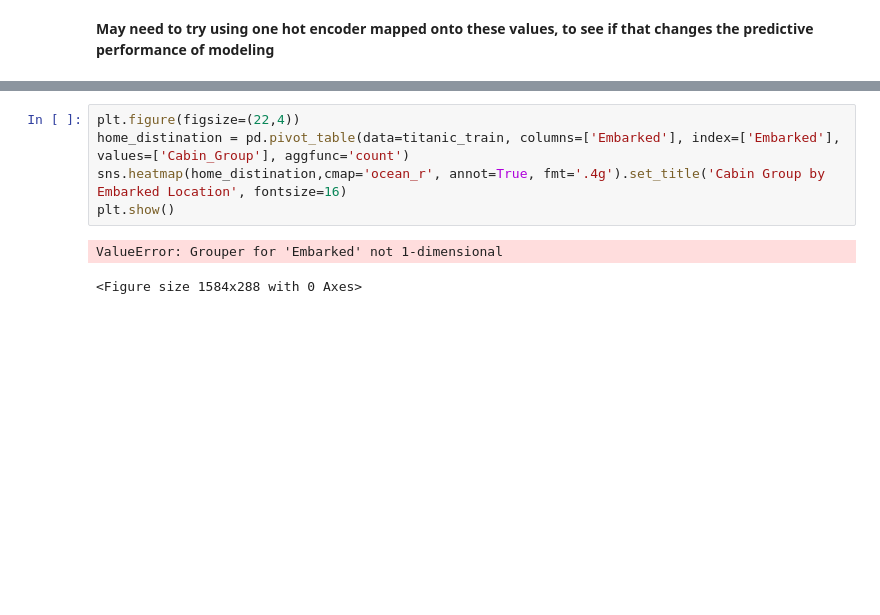
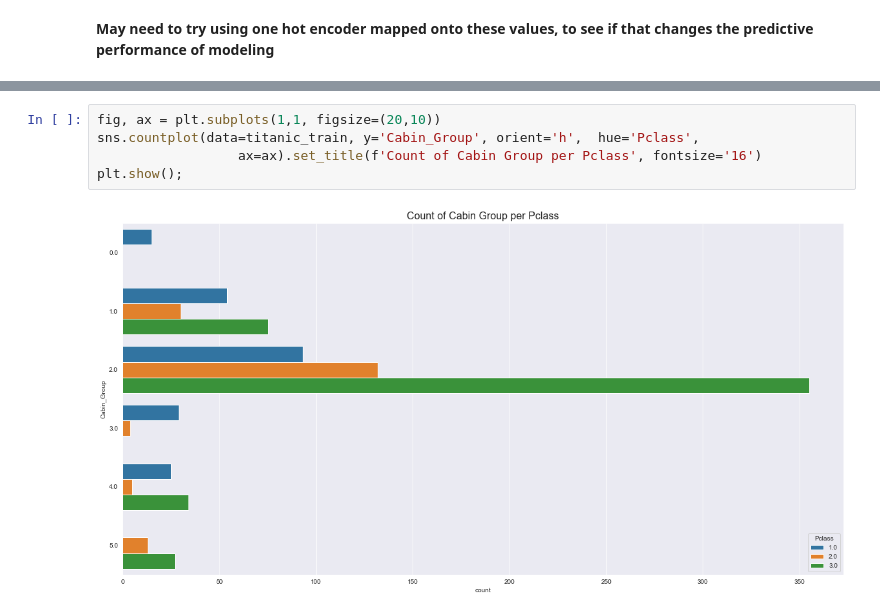
Before and after one commit to mattrubic/Titanic, a Jupyter notebook: Titanic.ipynb, the cells around one changed output, grey strips where cells are left out. Saved outputs shown, nothing was run; the diff lists cells and outputs as text; blank space fills up the shorter version.

```diff
--- a/Titanic.ipynb
+++ b/Titanic.ipynb
@@ -355,8 +373,7 @@ ax.legend(loc=4);
-# %%
-plt.figure(figsize=(22,4))
-home_distination = pd.pivot_table(data=titanic_train, columns=['Embarked'], index=['Embarked'], values=['Cabin_Group'], aggfunc='count')
-sns.heatmap(home_distination,cmap='ocean_r', annot=True, fmt='.4g').set_title('Cabin Group by Embarked Location', fontsize=16)
-plt.show()
-# %% [output]
-ValueError: Grouper for 'Embarked' not 1-dimensional
-<Figure size 1584x288 with 0 Axes>
+# %%
+fig, ax = plt.subplots(1,1, figsize=(20,10))
+sns.countplot(data=titanic_train, y='Cabin_Group', orient='h',  hue='Pclass',
+                  ax=ax).set_title(f'Count of Cabin Group per Pclass', fontsize='16')
+plt.show();
+# %% [output]
+[figure, added]
```
Also changed, not shown: parts of 22 cells of this notebook.
